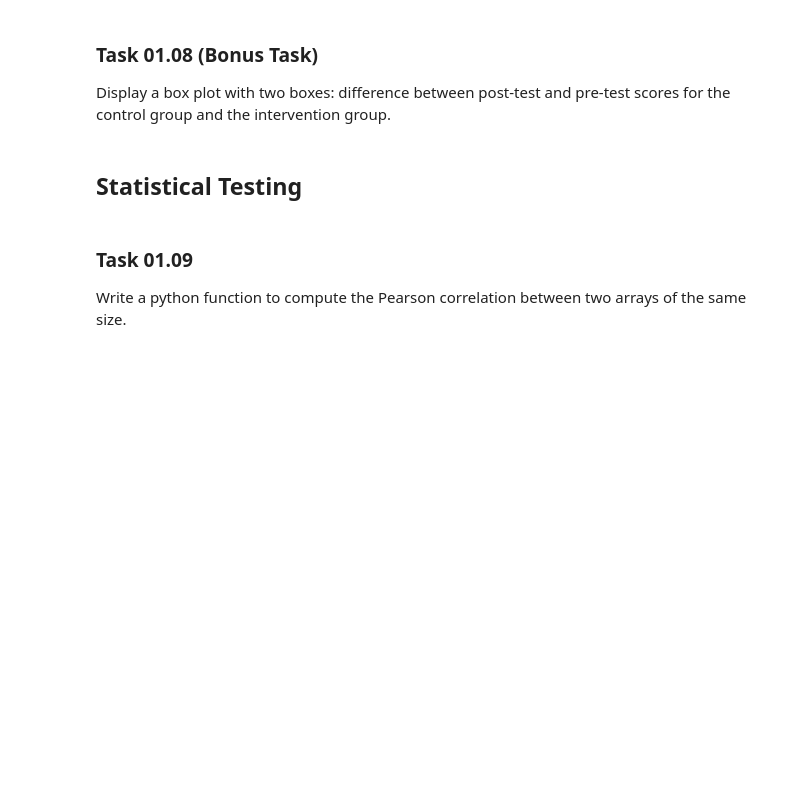
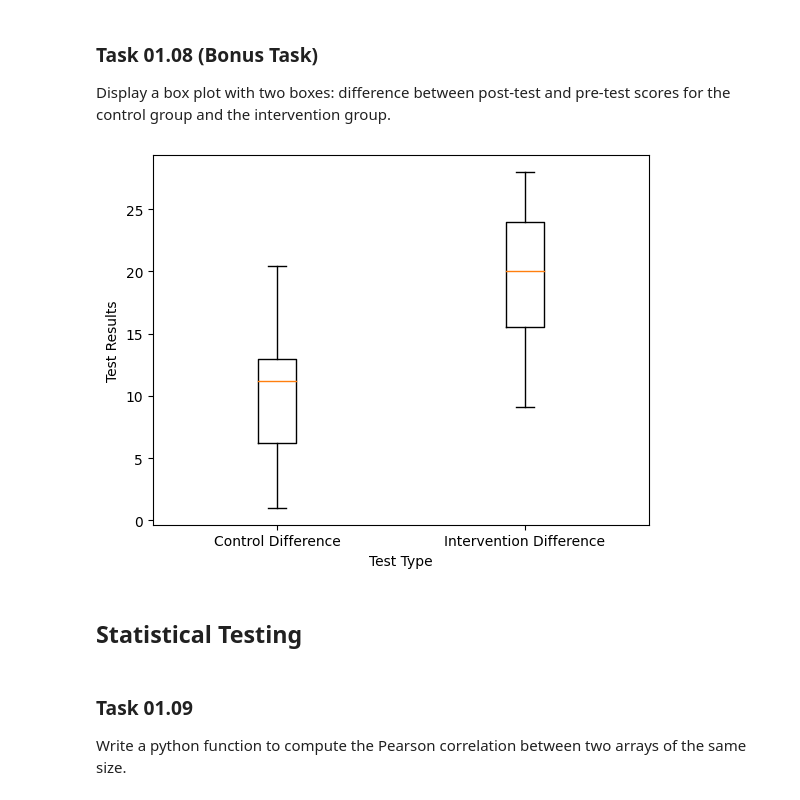
Before and after one commit to malteboettcher/data_mining, a Jupyter notebook: sheet01/sheet01.ipynb, the cells around one changed output. Saved outputs shown, nothing was run; the diff lists cells and outputs as text; code cells hidden in the pictures; blank space fills up the shorter version.

```diff
--- a/sheet01/sheet01.ipynb
+++ b/sheet01/sheet01.ipynb
@@ -235,6 +256,18 @@ Display a box plot with four boxes: pre-test results in the control and interven
 ### Task 01.08 (Bonus Task)
 
 Display a box plot with two boxes: difference between post-test and pre-test scores for the control group and the intervention group.
+# %%
+control_diff = control_post - control_pre
+intervention_diff = intervention_post - intervention_pre
+
+data = [control_diff, intervention_diff]
+plt.boxplot(data, labels=['Control Difference', 'Intervention Difference'])
+
+plt.xlabel('Test Type')
+plt.ylabel('Test Results')
+plt.show()
+# %% [output]
+[figure, added]
 # %% [markdown]
 ## Statistical Testing
 # %% [markdown]
```
Also changed, not shown: parts of 7 cells of this notebook.
